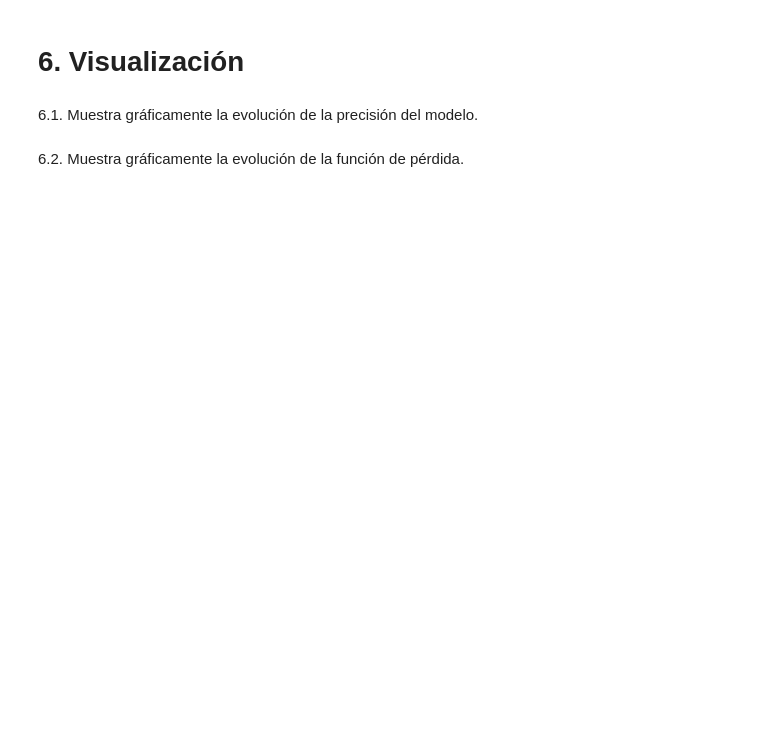
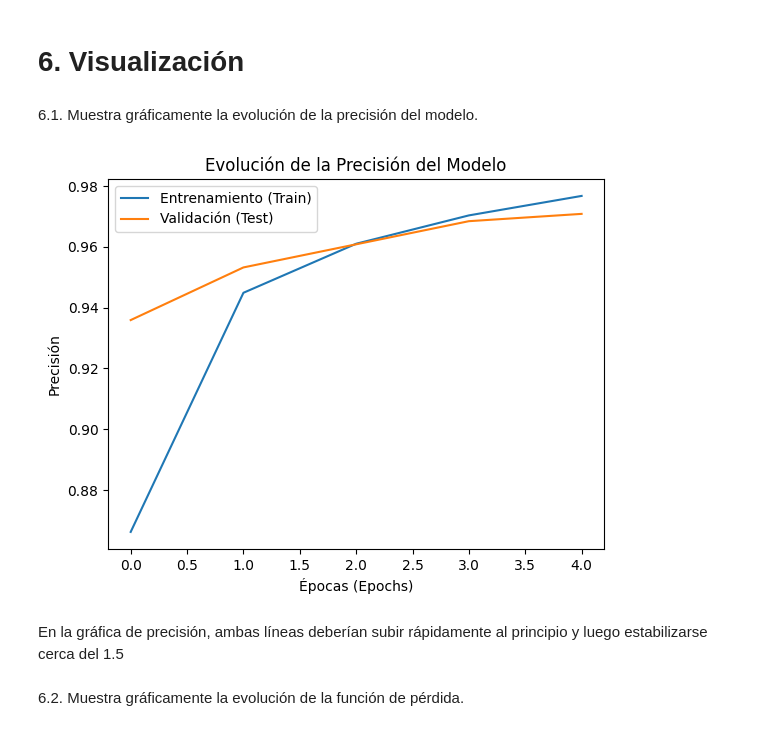
Before and after one commit to nickiiinicole/MACHINE_LEARNING_1UD, a Jupyter notebook: neuronal-network/ML.4.1.IntroRRNN-MNIST.ipynb, the cells around one changed output. Saved outputs shown, nothing was run; the diff lists cells and outputs as text; code cells hidden in the pictures; blank space fills up the shorter version.

```diff
--- a/neuronal-network/ML.4.1.IntroRRNN-MNIST.ipynb
+++ b/neuronal-network/ML.4.1.IntroRRNN-MNIST.ipynb
@@ -85,3 +123,5 @@ print(final_y_test.shape)
 * Que contenga 1000 neuronas
 * Que acepte una entrada igual al número de píxeles de las imágenes que va a procesar
 * Que use `Relu` como función de activación
+# %%
+model.add(Dense(1000, input_dim=input_array_size, activation='relu'))
@@ -89,0 +138,5 @@ print(final_y_test.shape)
+# %%
+model.add(Dense(len(labels), activation='softmax'))
+# se le pasa el lens porque asi si cambia el numero de salida que tengo de numero se cambia auotmatic
+# la salida en este caso es de 10 porque son los numeros del 0 al 9
+print(model.summary())
@@ -93,5 +159,9 @@ print(final_y_test.shape)
 * Usa categorical crossentropy como función de pérdida
 * Usa `adam` como optimizador
 * Usa la precisión como métrica
+# %%
+model.compile(loss='categorical_crossentropy',
+            optimizer='adam',
+            metrics=['accuracy'])
 # %% [markdown]
 5.2. Comprueba la configuración de la RN antes creada
@@ -99,0 +190,10 @@ print(final_y_test.shape)
+# %%
+print("Comenzando el entrenamiento...")
+
+history = model.fit(final_X_train, final_y_train,
+                    batch_size=1024,
+                    epochs=5,
+                    verbose=1,
+                    validation_data=(final_X_test, final_y_test))
+
+print("¡Entrenamiento terminado!")
@@ -101,5 +214,22 @@ print(final_y_test.shape)
 # 6. Visualización
 # %% [markdown]
 6.1. Muestra gráficamente la evolución de la precisión del modelo.
+# %%
+#la línea de la precisión en los datos de entrenamiento
+plt.plot(history.history['accuracy'], label='Entrenamiento (Train)')
+
+#la línea de la precisión en los datos de validación/test
+plt.plot(history.history['val_accuracy'], label='Validación (Test)')
+
+plt.title('Evolución de la Precisión del Modelo')
+plt.ylabel('Precisión')
+plt.xlabel('Épocas (Epochs)')
+plt.legend()
+
+plt.show()
+# %% [output]
+[figure, added]
+# %% [markdown]
+En la gráfica de precisión, ambas líneas deberían subir rápidamente al principio y luego estabilizarse cerca del 1.5
 # %% [markdown]
 6.2. Muestra gráficamente la evolución de la función de pérdida.
```
Also changed, not shown: parts of 27 cells of this notebook.
